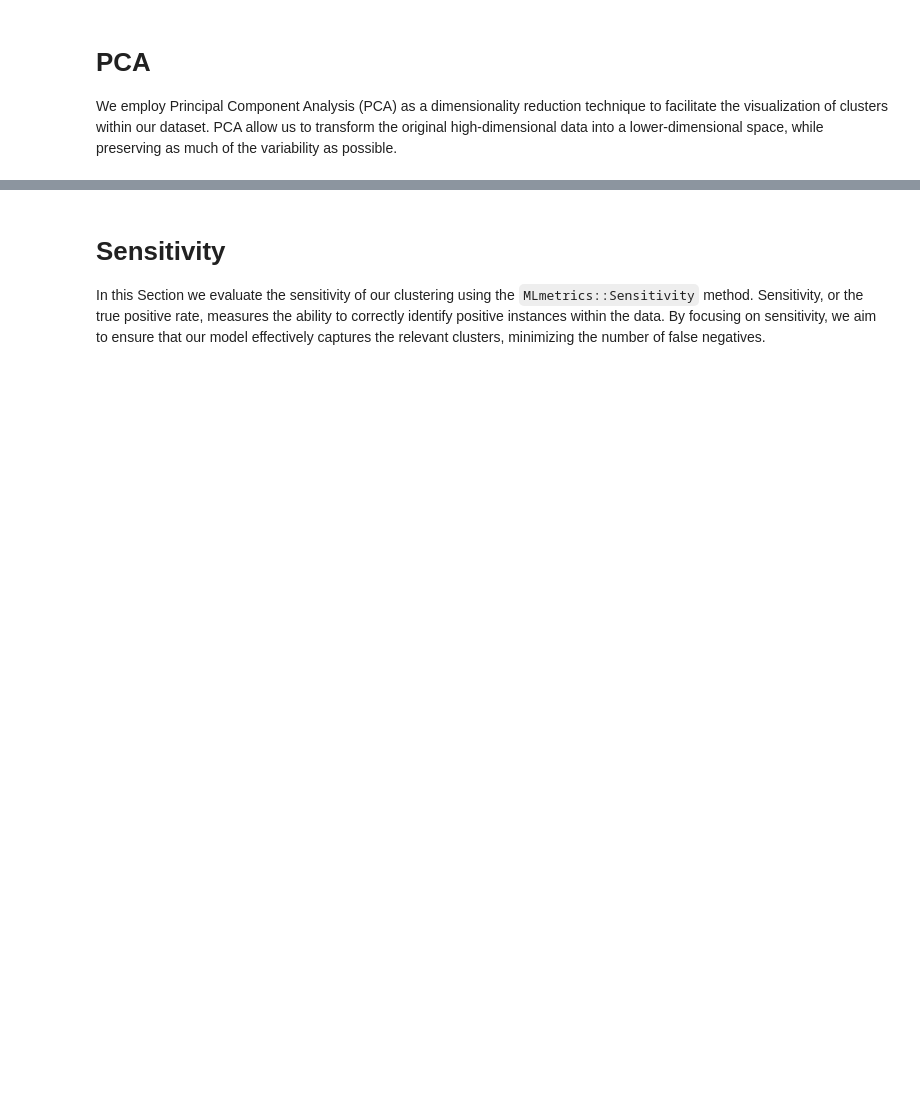
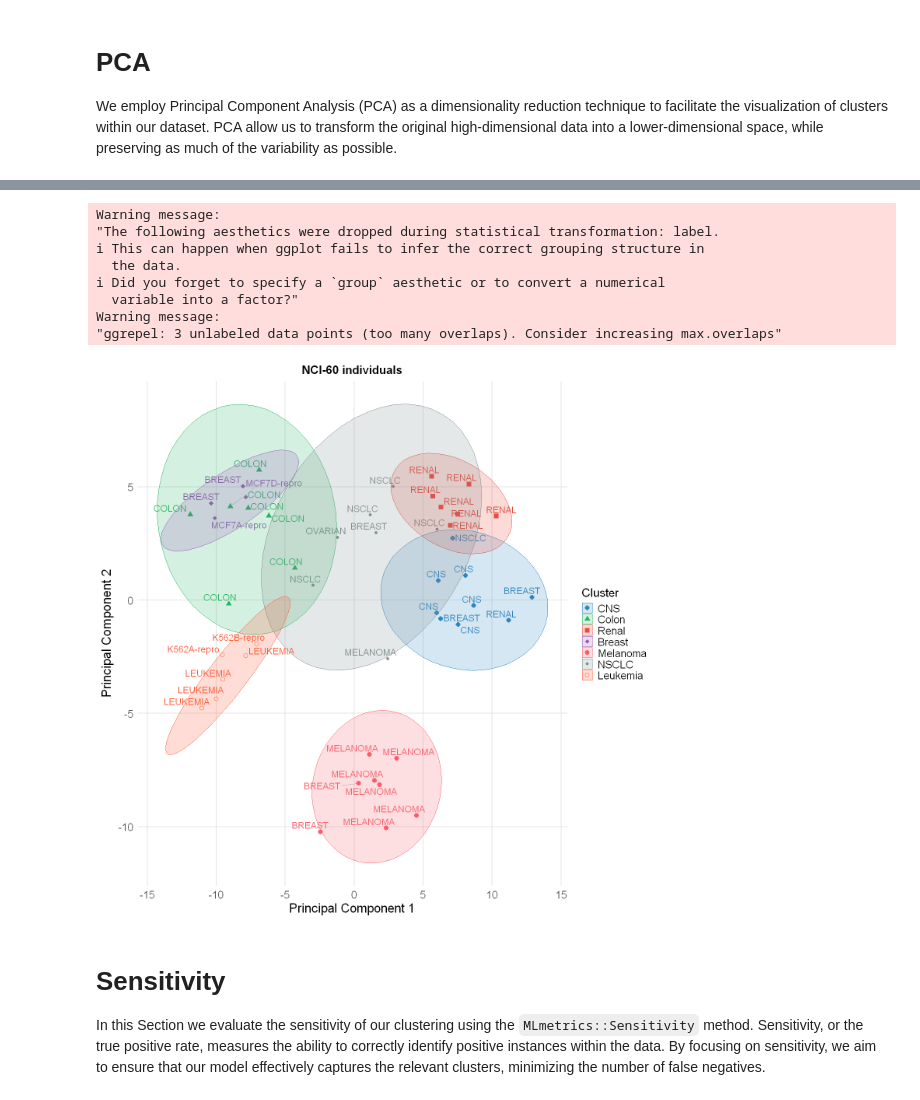
Before and after one commit to neobernad/evaluomeR, a Jupyter notebook: notebooks/use_cases/NCI60-atsc-gold-standard.ipynb, the cells around one changed output, grey strips where cells are left out. Saved outputs shown, nothing was run; the diff lists cells and outputs as text; code cells hidden in the pictures; blank space fills up the shorter version.

```diff
--- a/notebooks/use_cases/NCI60-atsc-gold-standard.ipynb
+++ b/notebooks/use_cases/NCI60-atsc-gold-standard.ipynb
@@ -488,7 +582,7 @@ custom_colors = custom_colors <- c("#2E86C1", "#28B463", "#E74C3C", "#9B59B6", "
                                     "#7F8C8D", "#FF5733", "#8E44AD", "#003f5c", "#ffa600")
 
 cluster_shapes =  c(16, 17, 15, 18, 19, 20, 21, 22, 23, 24)
-cluster_labels = c("Melanoma", "Leukemia", "NSCLC, CNS, Renal", "Breast, Ovarian, Colon")
+cluster_labels = c("CNS", "Colon", "Renal", "Breast", "Melanoma", "NSCLC", "Leukemia")
 
 
 ggplot(pca_df, aes(x = Dim.1, y = Dim.2, shape = Cluster, color = Cluster, label = Description)) +
@@ -498,33 +592,43 @@ ggplot(pca_df, aes(x = Dim.1, y = Dim.2, shape = Cluster, color = Cluster, label
     hjust = 1,
     size = 5,
     show.legend = FALSE,
     point.padding = 0.4,
     box.padding = 0.25,
     max.overlaps = 10,
     segment.color = "grey70",
     segment.size = 0.2
   ) +
   stat_ellipse(aes(fill = Cluster), level = 0.95, alpha = 0.2, geom = "polygon") +
   labs(
     title = "NCI-60 individuals",
     x = "Principal Component 1",
     y = "Principal Component 2"
   ) +
   scale_shape_manual(values = cluster_shapes, labels = cluster_labels) +
   scale_color_manual(values = custom_colors, labels = cluster_labels)  +
   scale_fill_manual(values = custom_colors, labels = cluster_labels)   +
   theme_minimal(base_size = 15) +
   theme(
     plot.title = element_text(hjust = 0.5, size = 18, face = "bold"),
     axis.title.x = element_text(size = 20),
     axis.title.y = element_text(size = 20),
     axis.text = element_text(size = 16),
     legend.position = "right",
     legend.title = element_text(size = 18),
     legend.text = element_text(size = 16),
     panel.grid.major = element_line(color = "grey90"),
     panel.grid.minor = element_blank()
   )
+# %% [output]
+Warning message:
+"The following aesthetics were dropped during statistical transformation: label.
+ℹ This can happen when ggplot fails to infer the correct grouping structure in
+  the data.
+ℹ Did you forget to specify a `group` aesthetic or to convert a numerical
+  variable into a factor?"
+Warning message:
+"ggrepel: 3 unlabeled data points (too many overlaps). Consider increasing max.overlaps"
+[figure, added]
 # %% [markdown]
 # Sensitivity <a class="anchor" id="sensitivity"></a>
 In this Section we evaluate the sensitivity of our clustering using the `MLmetrics::Sensitivity` method. Sensitivity, or the true positive rate, measures the ability to correctly identify positive instances within the data. By focusing on sensitivity, we aim to ensure that our model effectively captures the relevant clusters, minimizing the number of false negatives.
```
Also changed, not shown: parts of 17 cells of this notebook.
